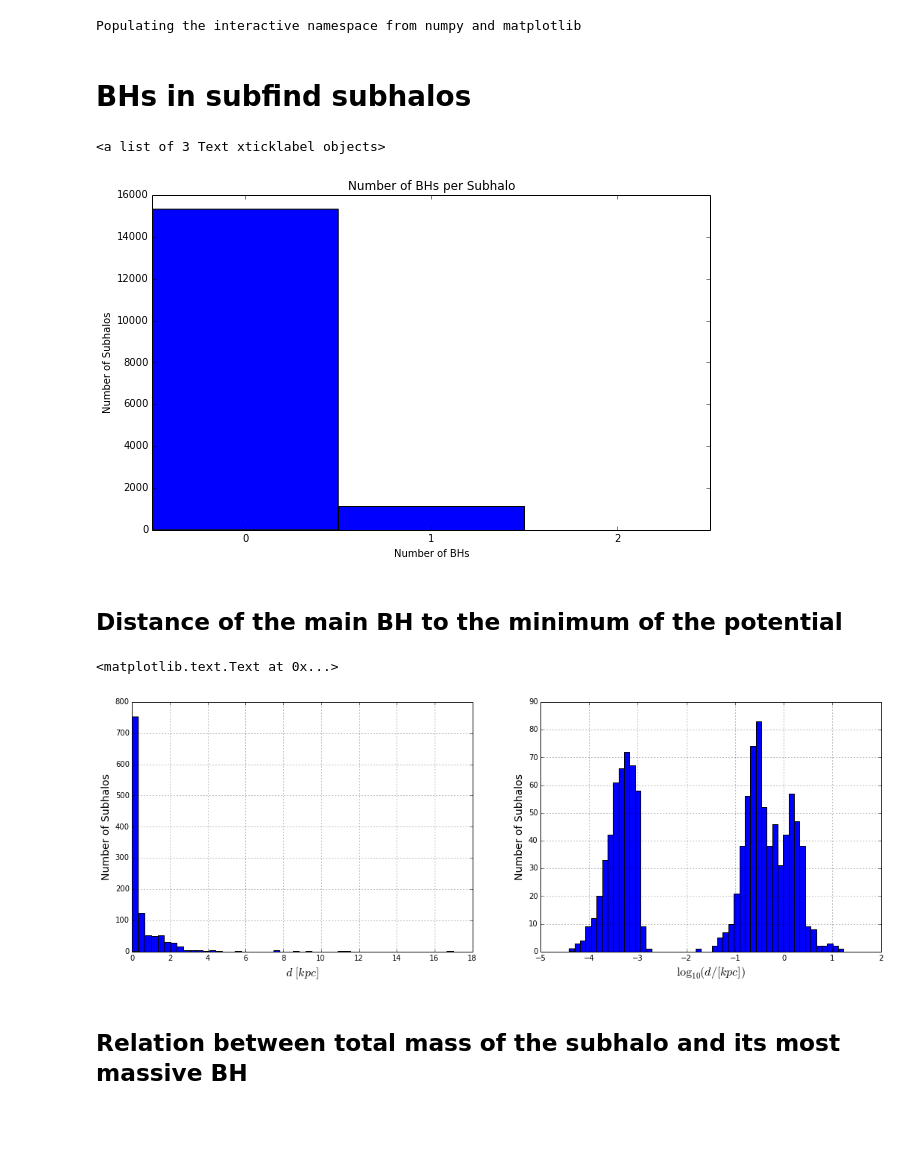
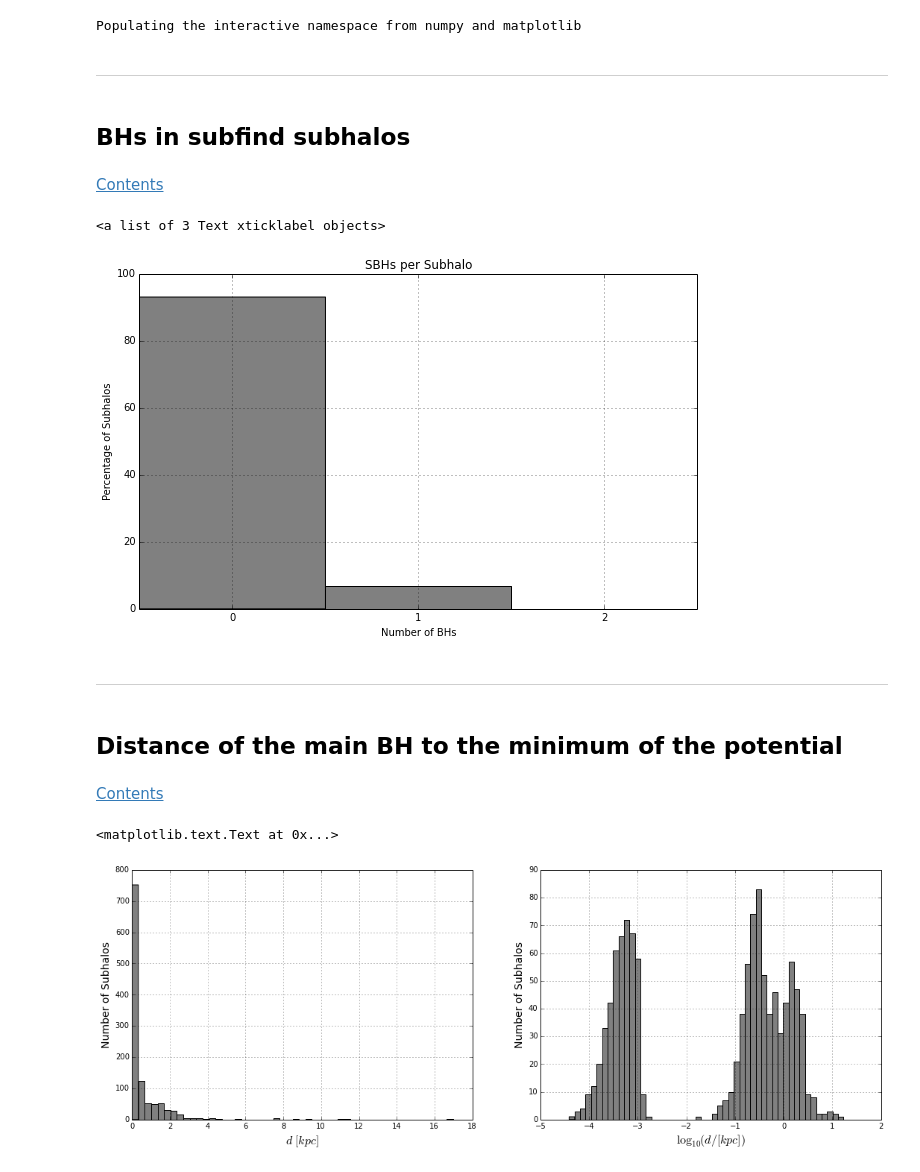
Before and after one commit to sbustamante/CosmologicalBlackHoles, a Jupyter notebook: Codes/BH_stats.ipynb, the cells around one changed output. Saved outputs shown, nothing was run; the diff lists cells and outputs as text; code cells hidden in the pictures; blank space fills up the shorter version.

```diff
--- a/Codes/BH_stats.ipynb
+++ b/Codes/BH_stats.ipynb
@@ -55,16 +150,22 @@ Simulation = 'L25n256'
+# %% [markdown]
+- - -
 # %% [markdown]
-# BHs in subfind subhalos
+## BHs in subfind subhalos
+# %% [markdown]
+[Contents](#Contents)
 # %%
 #Loading subfind subhalos
 sub = arepo.Subfind('%s/%s/groups_015'%(DataFolder, Simulation), snapshot=15, combineFiles=True )
 # %%
 plt.figure( figsize = (10,6) )
-plt.title( "Number of BHs per Subhalo" )
-plt.hist( sub.SubhaloLenType[:,-1], range=(-0.5,3.5), bins = 4 )
+plt.title( "SBHs per Subhalo" )
+plt.hist( sub.SubhaloLenType[:,-1], range=(-0.5,3.5), bins = 4, color='gray',
+          weights = 100*np.ones(sub.Nsubgroups_Total)/sub.Nsubgroups_Total)
 plt.xlabel( 'Number of BHs' )
-plt.ylabel( 'Number of Subhalos' )
+plt.ylabel( 'Percentage of Subhalos' )
+plt.grid()
 plt.xticks( (0,1,2) )[-1]
 # %% [output]
 <a list of 3 Text xticklabel objects>
-[figure, old version]
+[figure, new version]
 # %%
@@ -88,23 +211,25 @@ for i in xrange(sub.Nsubgroups_Total):
+# %% [markdown]
+- - -
 # %% [markdown]
 ## Distance of the main BH to the minimum of the potential
+# %% [markdown]
+[Contents](#Contents)
 # %%
 plt.figure( figsize = (18,6) )
 
 #Linear scale
 plt.subplot(1,2,1)
-plt.hist(d_BH_MP, bins=50 )[-1]
+plt.hist(d_BH_MP, bins=50, color='gray' )[-1]
 plt.grid()
 plt.ylabel( 'Number of Subhalos', fontsize=14 )
 plt.xlabel( '$d\ [kpc]$', fontsize=16 )
 
 #Log scale
 plt.subplot(1,2,2)
-plt.hist(np.log10(d_BH_MP), bins=50 )[-1]
+plt.hist(np.log10(d_BH_MP), bins=50, color='gray' )[-1]
 plt.grid()
 plt.ylabel( 'Number of Subhalos', fontsize=14 )
 plt.xlabel( '$\log_{10}( d/[kpc] )$', fontsize=16 )
 # %% [output]
 <matplotlib.text.Text at 0x...>
-[figure, old version]
+[figure, new version]
-# %% [markdown]
-## Relation between total mass of the subhalo and its most massive BH
```
Also changed, not shown: parts of 21 cells of this notebook.
